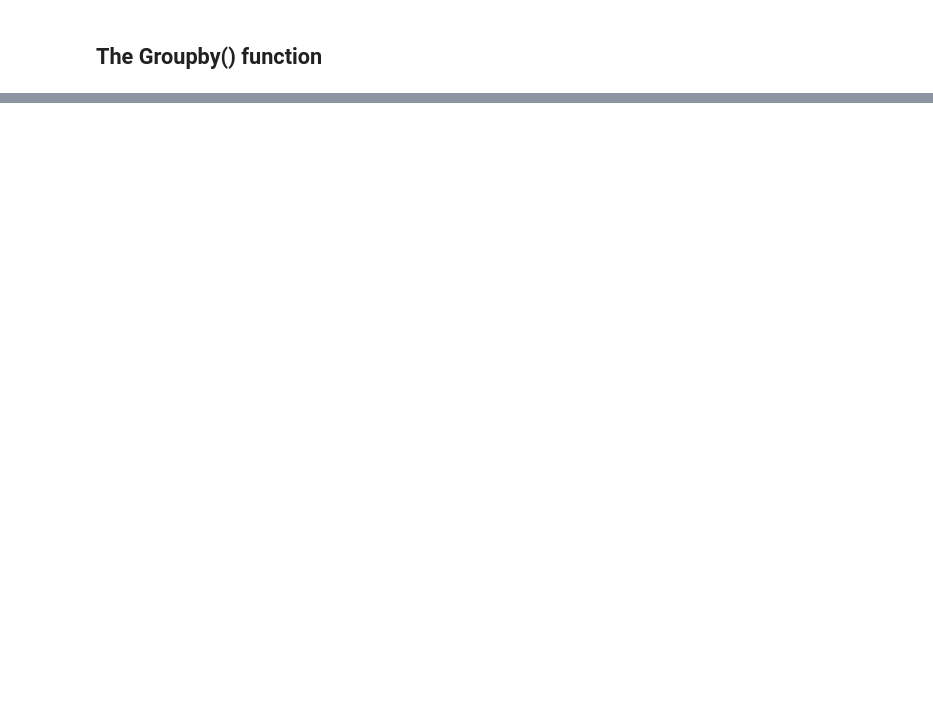
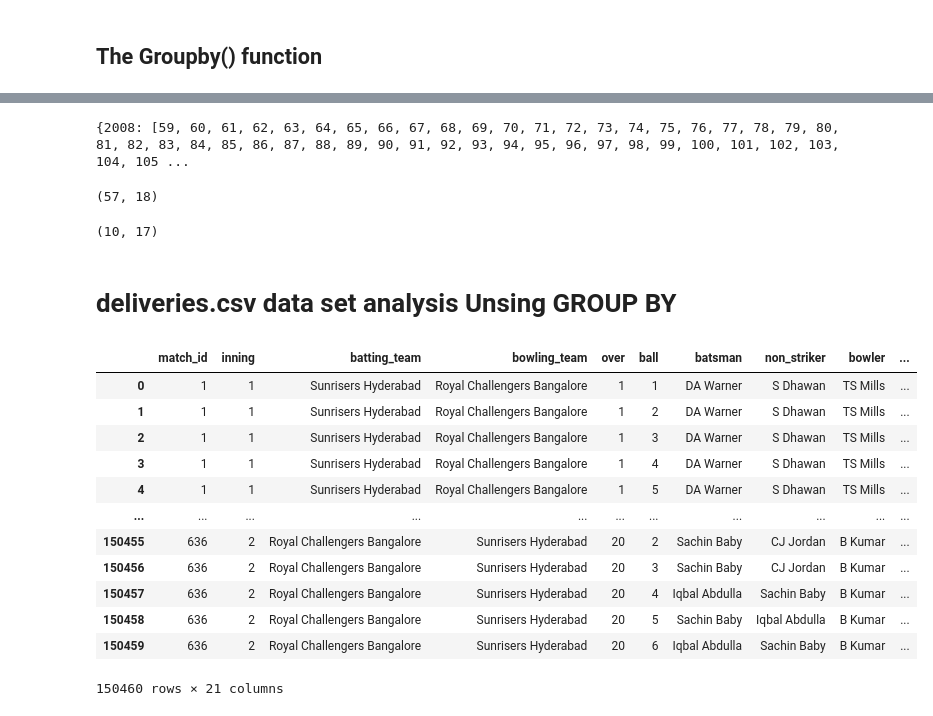
Before and after one commit to Rohit8022/AI-internship-training, a Jupyter notebook: Pandas.ipynb, the cells around one changed output, grey strips where cells are left out. Cells and saved outputs as stored; diff of their text form; code cells hidden in the pictures; blank space fills up the shorter version.

```diff
--- a/Pandas.ipynb
+++ b/Pandas.ipynb
@@ -395,0 +416,34 @@ data.drop_duplicates(['season'],keep='last')[['season','winner']].sort_values('s
+# %%
+# it returns a dictonary where key ia season and the value is a list of all matches if the season
+seasons.groups # ATTRIBUTR
+# %% [output]
+{2008: [59, 60, 61, 62, 63, 64, 65, 66, 67, 68, 69, 70, 71, 72, 73, 74, 75, 76, 77, 78, 79, 80, 81, 82, 83, 84, 85, 86, 87, 88, 89, 90, 91, 92, 93, 94, 95, 96, 97, 98, 99, 100, 101, 102, 103, 104, 105 ...
+# %%
+seasons.get_group(2009).shape # to get deatils of all elements in a group if the grouped object is string use ('name')
+# %% [output]
+(57, 18)
+# %%
+# agg functin will apply only if the valuse are numaric
+seasons.sum() # can be done on specific group like
+               #seasons[2008].mean()
+# %% [output]
+(10, 17)
+# %% [markdown]
+# deliveries.csv data set analysis Unsing GROUP BY
+# %%
+df=pd.read_csv('deliveries.csv')
+df
+# %% [output]
+|  | match_id | inning | batting_team | bowling_team | over | ball | batsman | non_striker | bowler | ... |
+| 0 | 1 | 1 | Sunrisers Hyderabad | Royal Challengers Bangalore | 1 | 1 | DA Warner | S Dhawan | TS Mills | ... |
+| 1 | 1 | 1 | Sunrisers Hyderabad | Royal Challengers Bangalore | 1 | 2 | DA Warner | S Dhawan | TS Mills | ... |
+| 2 | 1 | 1 | Sunrisers Hyderabad | Royal Challengers Bangalore | 1 | 3 | DA Warner | S Dhawan | TS Mills | ... |
+| 3 | 1 | 1 | Sunrisers Hyderabad | Royal Challengers Bangalore | 1 | 4 | DA Warner | S Dhawan | TS Mills | ... |
+| 4 | 1 | 1 | Sunrisers Hyderabad | Royal Challengers Bangalore | 1 | 5 | DA Warner | S Dhawan | TS Mills | ... |
+| ... | ... | ... | ... | ... | ... | ... | ... | ... | ... | ... |
+| 150455 | 636 | 2 | Royal Challengers Bangalore | Sunrisers Hyderabad | 20 | 2 | Sachin Baby | CJ Jordan | B Kumar | ... |
+| 150456 | 636 | 2 | Royal Challengers Bangalore | Sunrisers Hyderabad | 20 | 3 | Sachin Baby | CJ Jordan | B Kumar | ... |
+| 150457 | 636 | 2 | Royal Challengers Bangalore | Sunrisers Hyderabad | 20 | 4 | Iqbal Abdulla | Sachin Baby | B Kumar | ... |
+| 150458 | 636 | 2 | Royal Challengers Bangalore | Sunrisers Hyderabad | 20 | 5 | Sachin Baby | Iqbal Abdulla | B Kumar | ... |
+| 150459 | 636 | 2 | Royal Challengers Bangalore | Sunrisers Hyderabad | 20 | 6 | Iqbal Abdulla | Sachin Baby | B Kumar | ... |
+150460 rows × 21 columns
```
Also changed, not shown: parts of 10 cells of this notebook, 1 other file.
